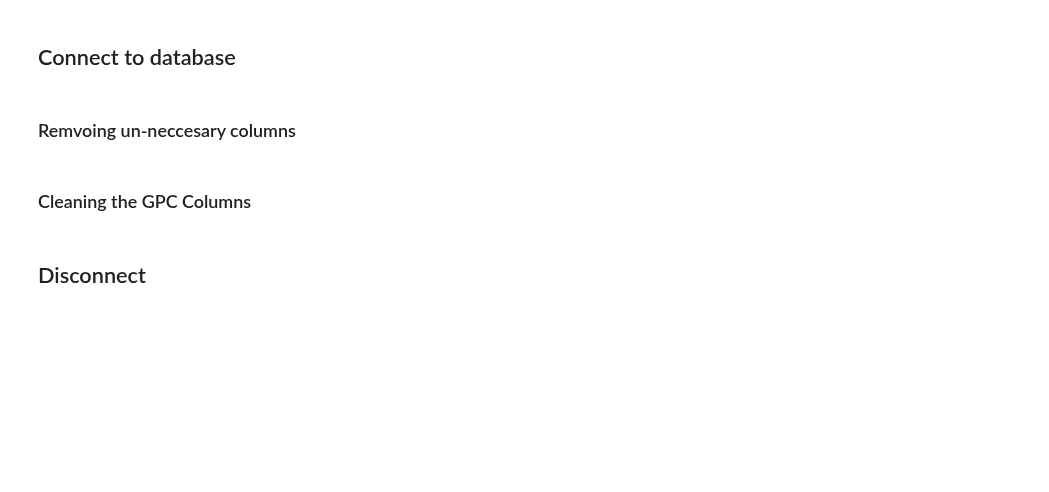
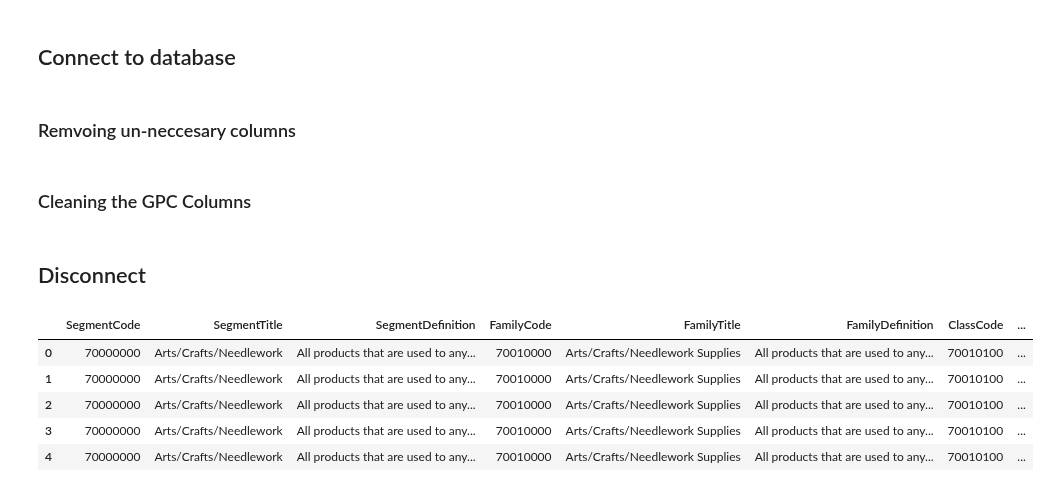
Before and after one commit to A11Veles/PC_Iter7, a Jupyter notebook: src/prepare_gpc_data.ipynb, the cells around one changed output. Cells and saved outputs as stored; diff of their text form; code cells hidden in the pictures; blank space fills up the shorter version.

```diff
--- a/src/prepare_gpc_data.ipynb
+++ b/src/prepare_gpc_data.ipynb
@@ -120,3 +120,13 @@ tdf = td_db.execute_query(cleaning_query)
 ## Disconnect
 # %%
 td_db.disconnect()
+# %%
+gpc_df = pd.read_excel(GPC_PATH)
+gpc_df.head()
+# %% [output]
+|  | SegmentCode | SegmentTitle | SegmentDefinition | FamilyCode | FamilyTitle | FamilyDefinition | ClassCode | ... |
+| 0 | 70000000 | Arts/Crafts/Needlework | All products that are used to any... | 70010000 | Arts/Crafts/Needlework Supplies | All products that are used to any... | 70010100 | ... |
+| 1 | 70000000 | Arts/Crafts/Needlework | All products that are used to any... | 70010000 | Arts/Crafts/Needlework Supplies | All products that are used to any... | 70010100 | ... |
+| 2 | 70000000 | Arts/Crafts/Needlework | All products that are used to any... | 70010000 | Arts/Crafts/Needlework Supplies | All products that are used to any... | 70010100 | ... |
+| 3 | 70000000 | Arts/Crafts/Needlework | All products that are used to any... | 70010000 | Arts/Crafts/Needlework Supplies | All products that are used to any... | 70010100 | ... |
+| 4 | 70000000 | Arts/Crafts/Needlework | All products that are used to any... | 70010000 | Arts/Crafts/Needlework Supplies | All products that are used to any... | 70010100 | ... |
```
Also changed, not shown: parts of 8 cells of this notebook, 5 other files.
